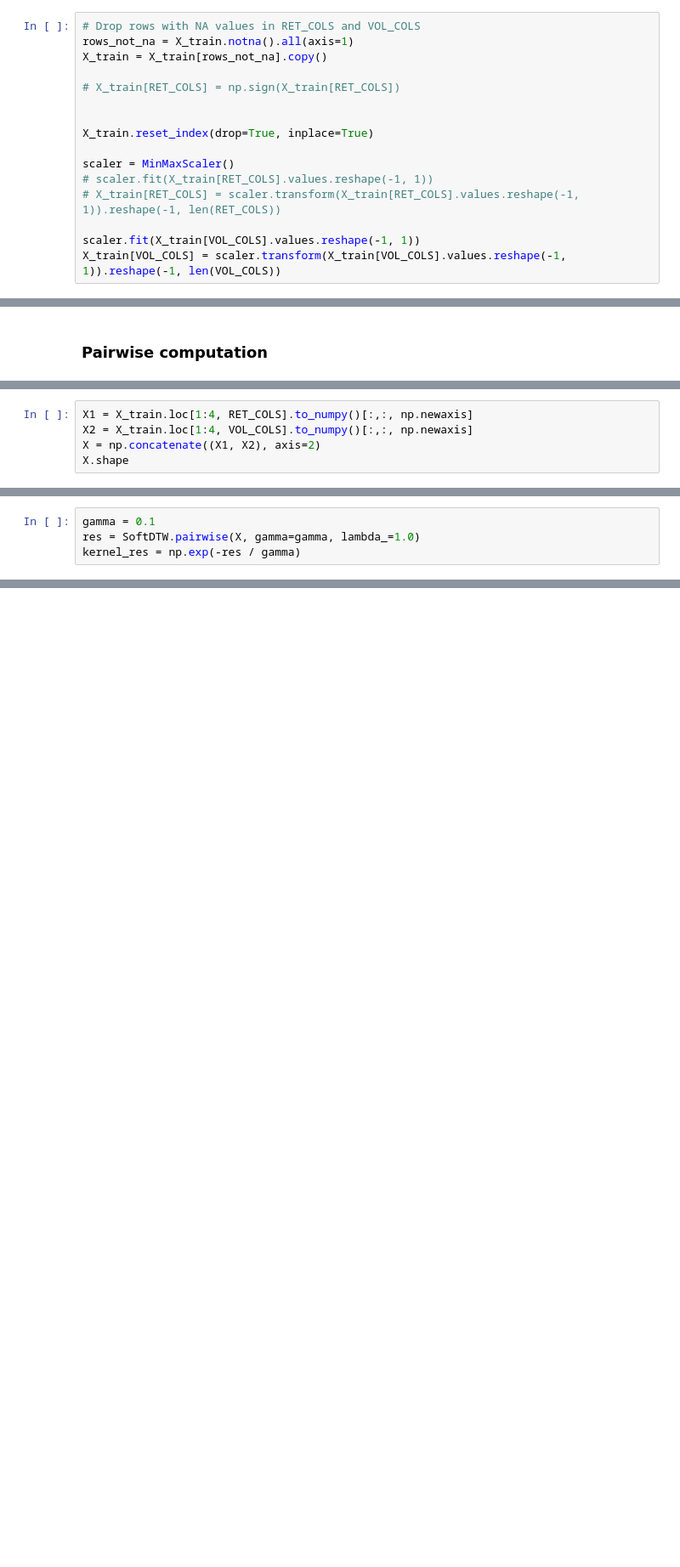
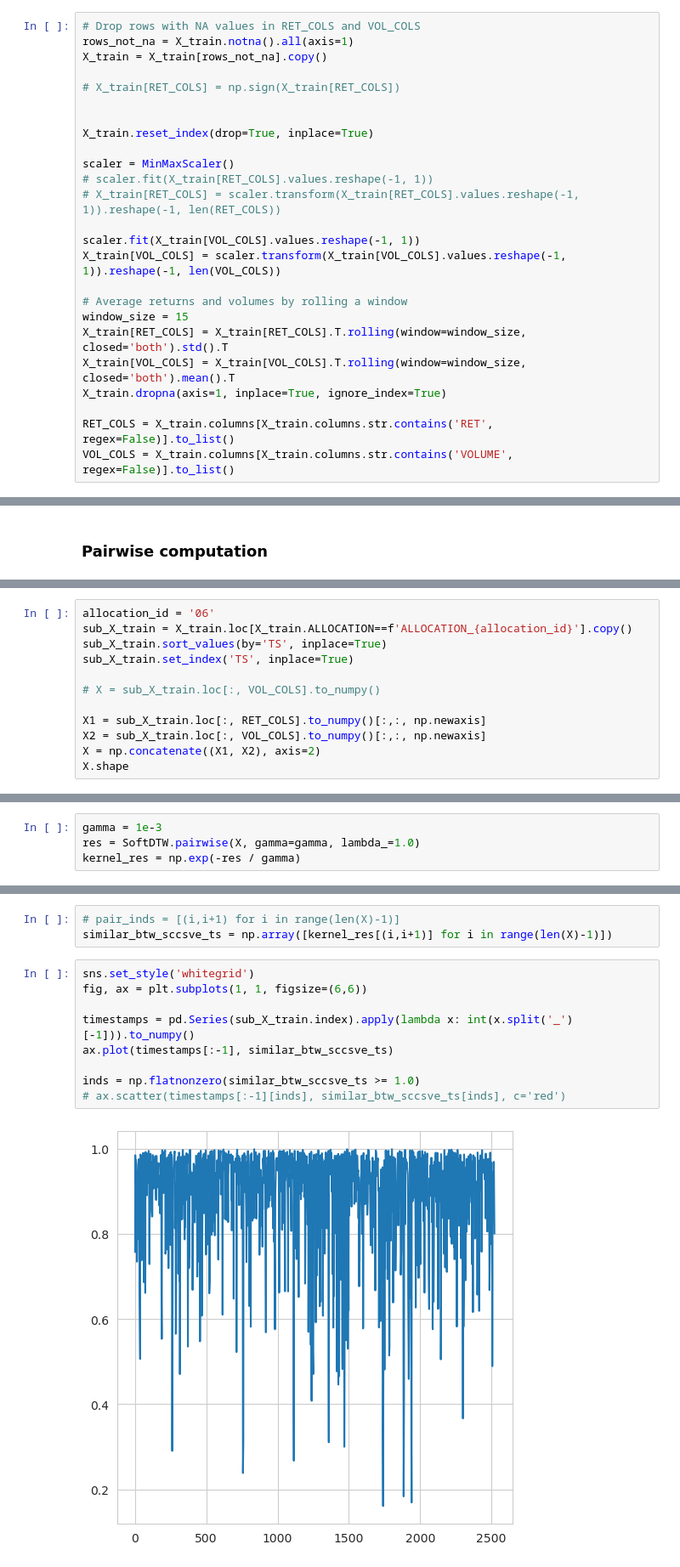
Before and after one commit to pamikem/performances_prediction_of_asset_allocations, a Jupyter notebook: notebooks/soft-dtw-computation-test.ipynb, the cells around one changed output, grey strips where cells are left out. Shown at 85% size. Drawn from its saved outputs; the diff is of its cells as text; blank space fills up the shorter version.

Commit message:
Add visualization

```diff
--- a/notebooks/soft-dtw-computation-test.ipynb
+++ b/notebooks/soft-dtw-computation-test.ipynb
@@ -32,3 +32,12 @@ scaler = MinMaxScaler()
 
 scaler.fit(X_train[VOL_COLS].values.reshape(-1, 1))
 X_train[VOL_COLS] = scaler.transform(X_train[VOL_COLS].values.reshape(-1, 1)).reshape(-1, len(VOL_COLS))
+
+# Average returns and volumes by rolling a window
+window_size = 15
+X_train[RET_COLS] = X_train[RET_COLS].T.rolling(window=window_size, closed='both').std().T
+X_train[VOL_COLS] = X_train[VOL_COLS].T.rolling(window=window_size, closed='both').mean().T
+X_train.dropna(axis=1, inplace=True, ignore_index=True)
+
+RET_COLS = X_train.columns[X_train.columns.str.contains('RET', regex=False)].to_list()
+VOL_COLS = X_train.columns[X_train.columns.str.contains('VOLUME', regex=False)].to_list()
@@ -52,6 +86,13 @@ G = D.jacobian_product(E)
 # %%
-X1 = X_train.loc[1:4, RET_COLS].to_numpy()[:,:, np.newaxis]
-X2 = X_train.loc[1:4, VOL_COLS].to_numpy()[:,:, np.newaxis]
+allocation_id = '06'
+sub_X_train = X_train.loc[X_train.ALLOCATION==f'ALLOCATION_{allocation_id}'].copy()
+sub_X_train.sort_values(by='TS', inplace=True)
+sub_X_train.set_index('TS', inplace=True)
+
+# X = sub_X_train.loc[:, VOL_COLS].to_numpy()
+
+X1 = sub_X_train.loc[:, RET_COLS].to_numpy()[:,:, np.newaxis]
+X2 = sub_X_train.loc[:, VOL_COLS].to_numpy()[:,:, np.newaxis]
 X = np.concatenate((X1, X2), axis=2)
 X.shape
 # %% [output]
@@ -59,4 +100,4 @@ X.shape
 # %%
-gamma = 0.1
+gamma = 1e-3
 res = SoftDTW.pairwise(X, gamma=gamma, lambda_=1.0)
 kernel_res = np.exp(-res / gamma)
@@ -69,0 +104,14 @@ array([[1.00172548, 0.97090766, 0.98346829, 0.98453229],
+# %%
+# pair_inds = [(i,i+1) for i in range(len(X)-1)]
+similar_btw_sccsve_ts = np.array([kernel_res[(i,i+1)] for i in range(len(X)-1)])
+# %%
+sns.set_style('whitegrid')
+fig, ax = plt.subplots(1, 1, figsize=(6,6))
+
+timestamps = pd.Series(sub_X_train.index).apply(lambda x: int(x.split('_')[-1])).to_numpy()
+ax.plot(timestamps[:-1], similar_btw_sccsve_ts)
+
+inds = np.flatnonzero(similar_btw_sccsve_ts >= 1.0)
+# ax.scatter(timestamps[:-1][inds], similar_btw_sccsve_ts[inds], c='red')
+# %% [output]
+[figure, added]
```
Also changed, not shown: parts of 7 cells of this notebook, 3 other files.
